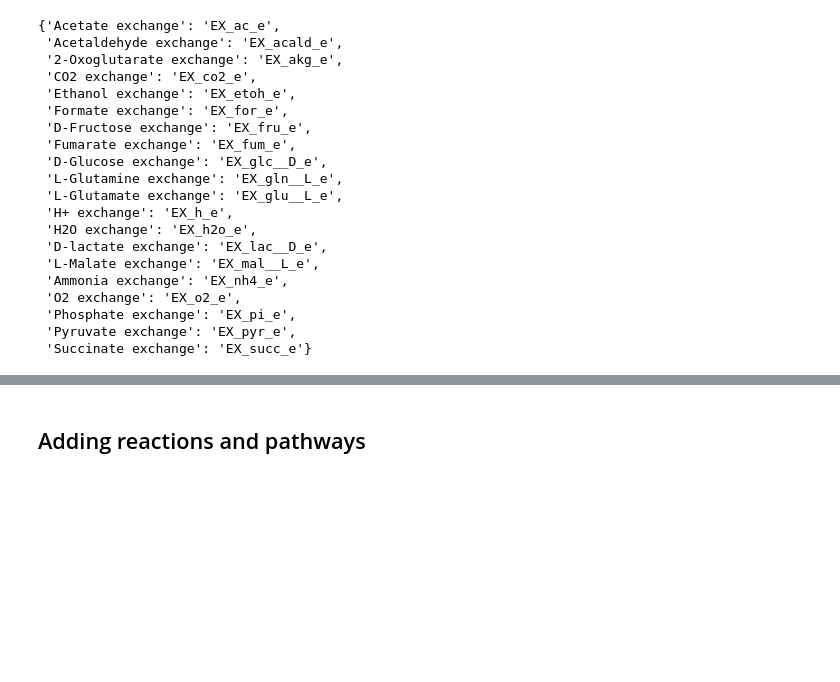
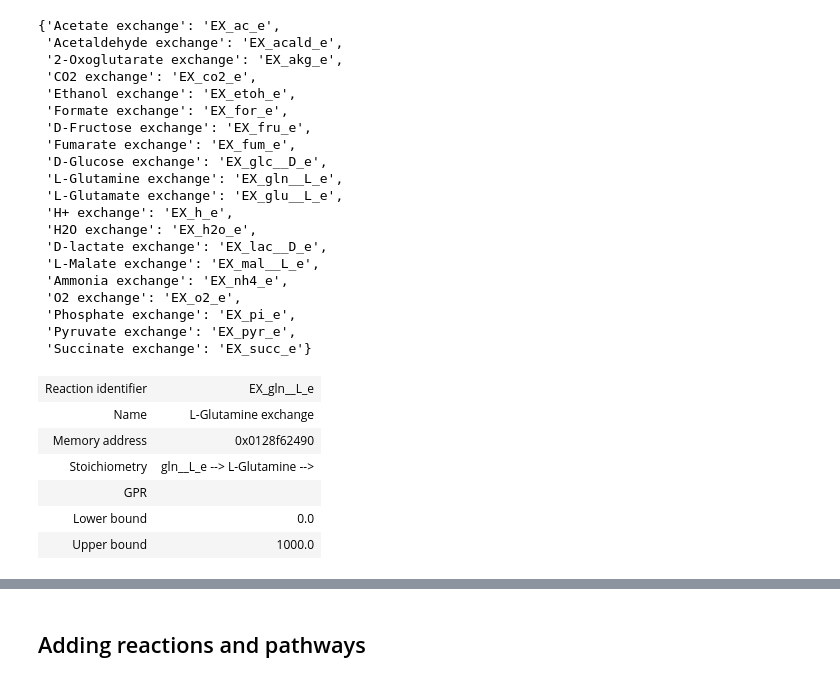
Before and after one commit to viktorht/course-materials, a Jupyter notebook: session6-exercise/application-of-GSM.ipynb, the cells around one changed output, grey strips where cells are left out. Drawn from its saved outputs; the diff is of its cells as text; code cells hidden in the pictures; blank space fills up the shorter version.

Commit message:
insvestigate the lower bound change when medium components are changed

```diff
--- a/session6-exercise/application-of-GSM.ipynb
+++ b/session6-exercise/application-of-GSM.ipynb
@@ -654,6 +654,16 @@ Hints:
  'Phosphate exchange': 'EX_pi_e',
  'Pyruvate exchange': 'EX_pyr_e',
  'Succinate exchange': 'EX_succ_e'}
+# %%
+model.reactions.get_by_id(carbon_source)
+# %% [output]
+| Reaction identifier | EX_gln__L_e |
+| Name | L-Glutamine exchange |
+| Memory address | 0x0128f62490 |
+| Stoichiometry | gln__L_e --> L-Glutamine --> |
+| GPR |  |
+| Lower bound | 0.0 |
+| Upper bound | 1000.0 |
 # %%
 medium = model.medium
 carbon_sources = ['EX_etoh_e',"EX_gln__L_e" ]
```
Also changed, not shown: parts of 1 cell of this notebook.
